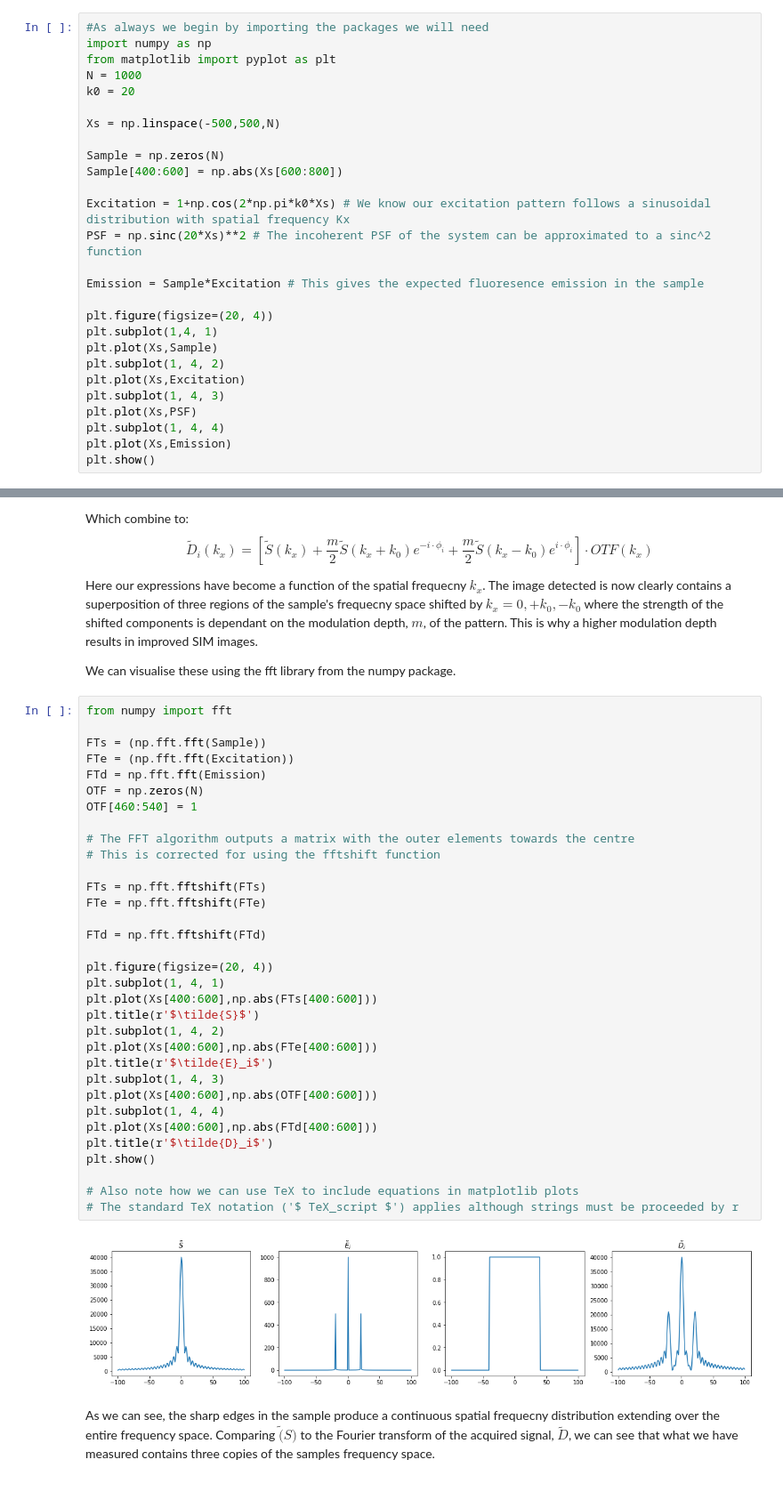
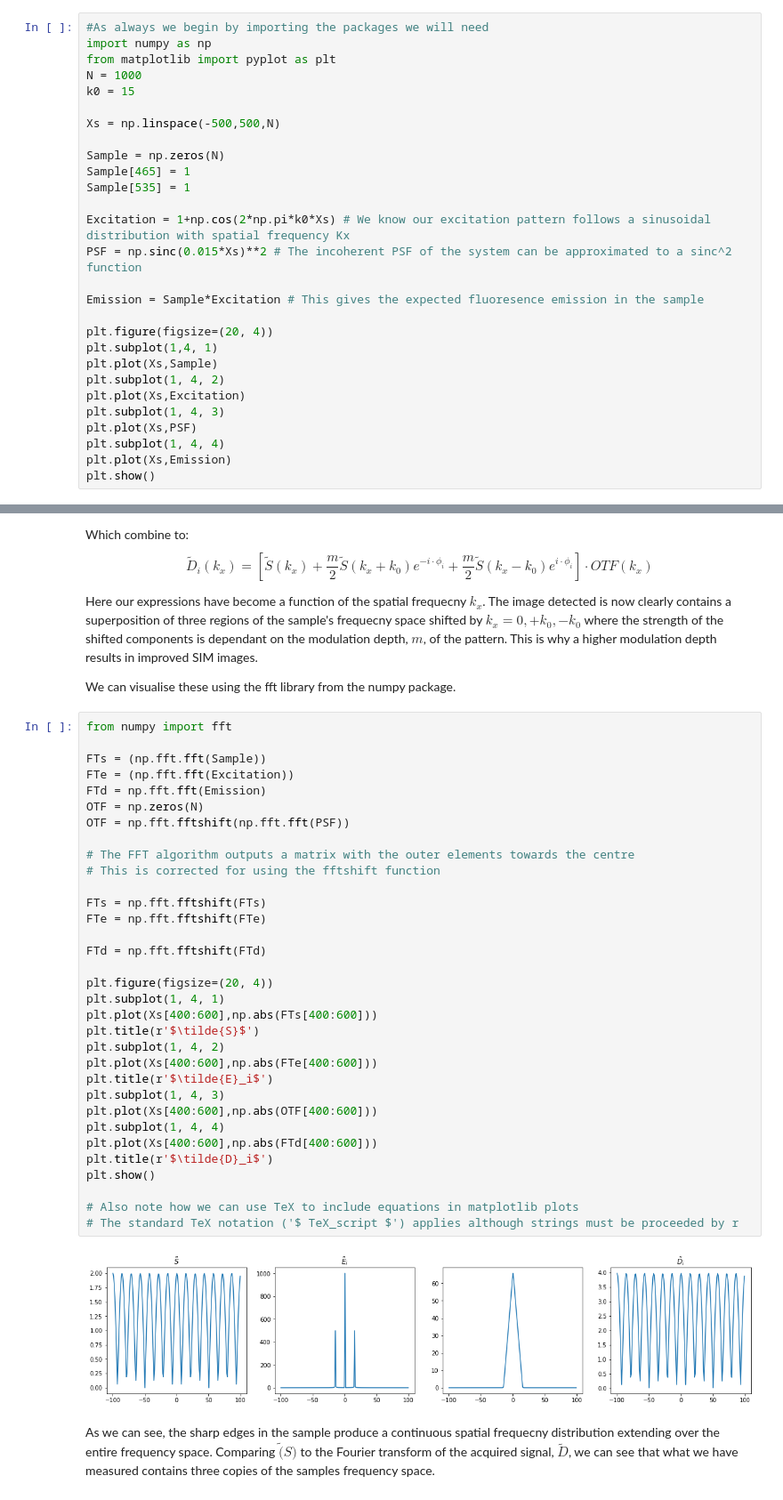
Before and after one commit to charlesnchr/LAG-MNG, a Jupyter notebook: Edward work/SIM in Python.ipynb, the cells around one changed output, grey strips where cells are left out. Shown at 89% size. Saved outputs shown, nothing was run; the diff lists cells and outputs as text.

```diff
--- a/Edward work/SIM in Python.ipynb
+++ b/Edward work/SIM in Python.ipynb
@@ -18,15 +18,16 @@ Plotting these componnets gives us:
 import numpy as np
 from matplotlib import pyplot as plt
 N = 1000
-k0 = 20
+k0 = 15
 
 Xs = np.linspace(-500,500,N)
 
 Sample = np.zeros(N)
-Sample[400:600] = np.abs(Xs[600:800])
+Sample[465] = 1
+Sample[535] = 1
 
 Excitation = 1+np.cos(2*np.pi*k0*Xs) # We know our excitation pattern follows a sinusoidal distribution with spatial frequency Kx
-PSF = np.sinc(20*Xs)**2 # The incoherent PSF of the system can be approximated to a sinc^2 function
+PSF = np.sinc(0.015*Xs)**2 # The incoherent PSF of the system can be approximated to a sinc^2 function
 
 Emission = Sample*Excitation # This gives the expected fluoresence emission in the sample
 
@@ -64,35 +65,35 @@ from numpy import fft
 FTs = (np.fft.fft(Sample))
 FTe = (np.fft.fft(Excitation))
 FTd = np.fft.fft(Emission)
 OTF = np.zeros(N)
-OTF[460:540] = 1
+OTF = np.fft.fftshift(np.fft.fft(PSF))
 
 # The FFT algorithm outputs a matrix with the outer elements towards the centre
 # This is corrected for using the fftshift function
 
 FTs = np.fft.fftshift(FTs)
 FTe = np.fft.fftshift(FTe)
 
 FTd = np.fft.fftshift(FTd)
 
 plt.figure(figsize=(20, 4))
 plt.subplot(1, 4, 1)
 plt.plot(Xs[400:600],np.abs(FTs[400:600]))
 plt.title(r'$\tilde{S}$')
 plt.subplot(1, 4, 2)
 plt.plot(Xs[400:600],np.abs(FTe[400:600]))
 plt.title(r'$\tilde{E}_i$')
 plt.subplot(1, 4, 3)
 plt.plot(Xs[400:600],np.abs(OTF[400:600]))
 plt.subplot(1, 4, 4)
 plt.plot(Xs[400:600],np.abs(FTd[400:600]))
 plt.title(r'$\tilde{D}_i$')
 plt.show()
 
 # Also note how we can use TeX to include equations in matplotlib plots
 # The standard TeX notation ('$ TeX_script $') applies although strings must be proceeded by r
 # %% [output]
-[figure, old version]
+[figure, new version]
 # %% [markdown]
 As we can see, the sharp edges in the sample produce a continuous spatial frequecny distribution extending over the entire frequency space. Comparing $\tilde(S)$ to the Fourier transform of the acquired signal, $\tilde{D}$, we can see that what we have measured contains three copies of the samples frequency space.
 # %% [markdown]
```
Also changed, not shown: parts of 4 cells of this notebook.
